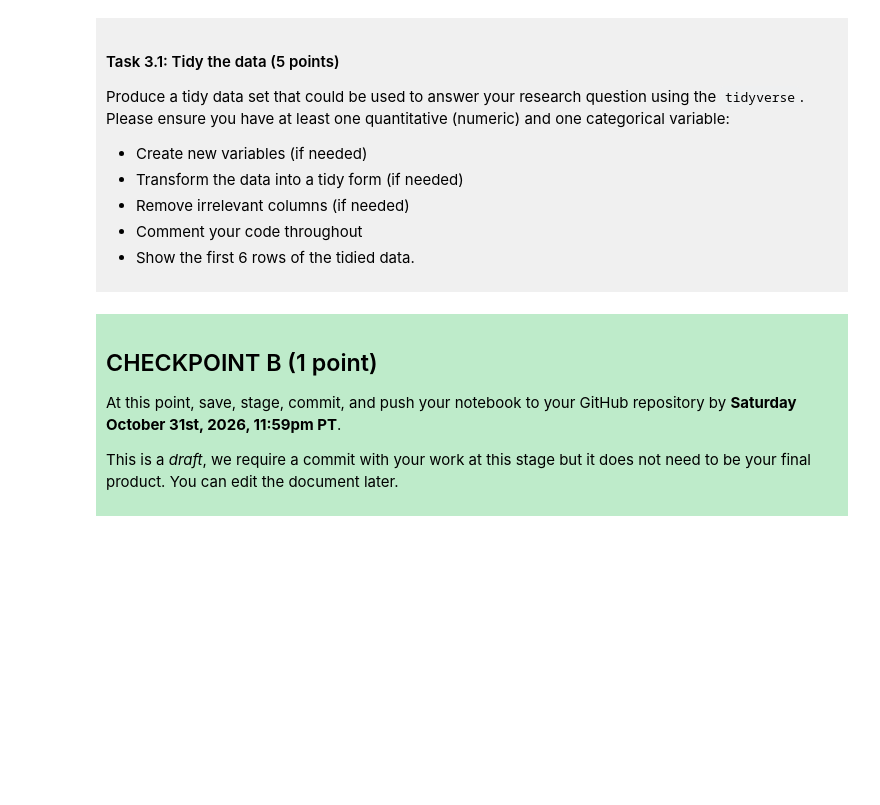
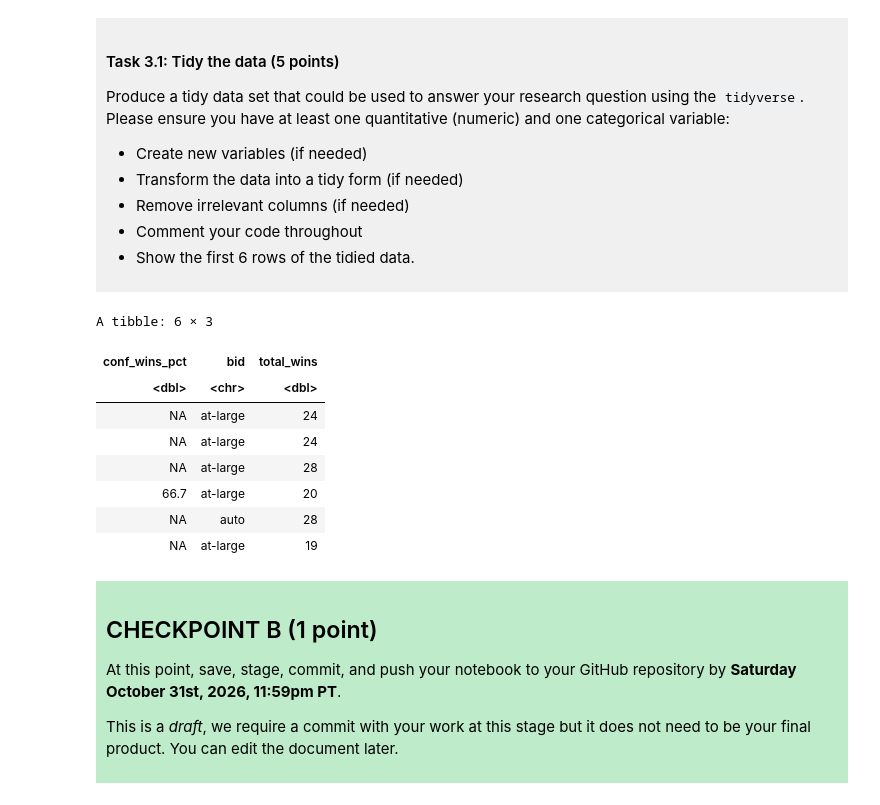
Before and after one commit to njancola/dsci-100-project-nora-jancola, a Jupyter notebook: dsci-100-project-notebook.ipynb, the cells around one changed output. Drawn from its saved outputs; the diff is of its cells as text; code cells hidden in the pictures; blank space fills up the shorter version.

```diff
--- a/dsci-100-project-notebook.ipynb
+++ b/dsci-100-project-notebook.ipynb
@@ -190,6 +211,19 @@ Produce a tidy data set that could be used to answer your research question usin
 </div>
 # %%
 ### EDIT THIS CODE CELL ###
+
+wmm_data <- select(wmm_data, conf_wins_pct, bid, total_wins) #selecting only the needed columns#
+slice(wmm_data, 1:6)
+# %% [output]
+A tibble: 6 × 3
+| conf_wins_pct | bid | total_wins |
+| <dbl> | <chr> | <dbl> |
+| NA | at-large | 24 |
+| NA | at-large | 24 |
+| NA | at-large | 28 |
+| 66.7 | at-large | 20 |
+| NA | auto | 28 |
+| NA | at-large | 19 |
 # %% [markdown]
 <div style="background-color: #beebca; padding: 10px;">
 
```
Also changed, not shown: parts of 3 cells of this notebook.
